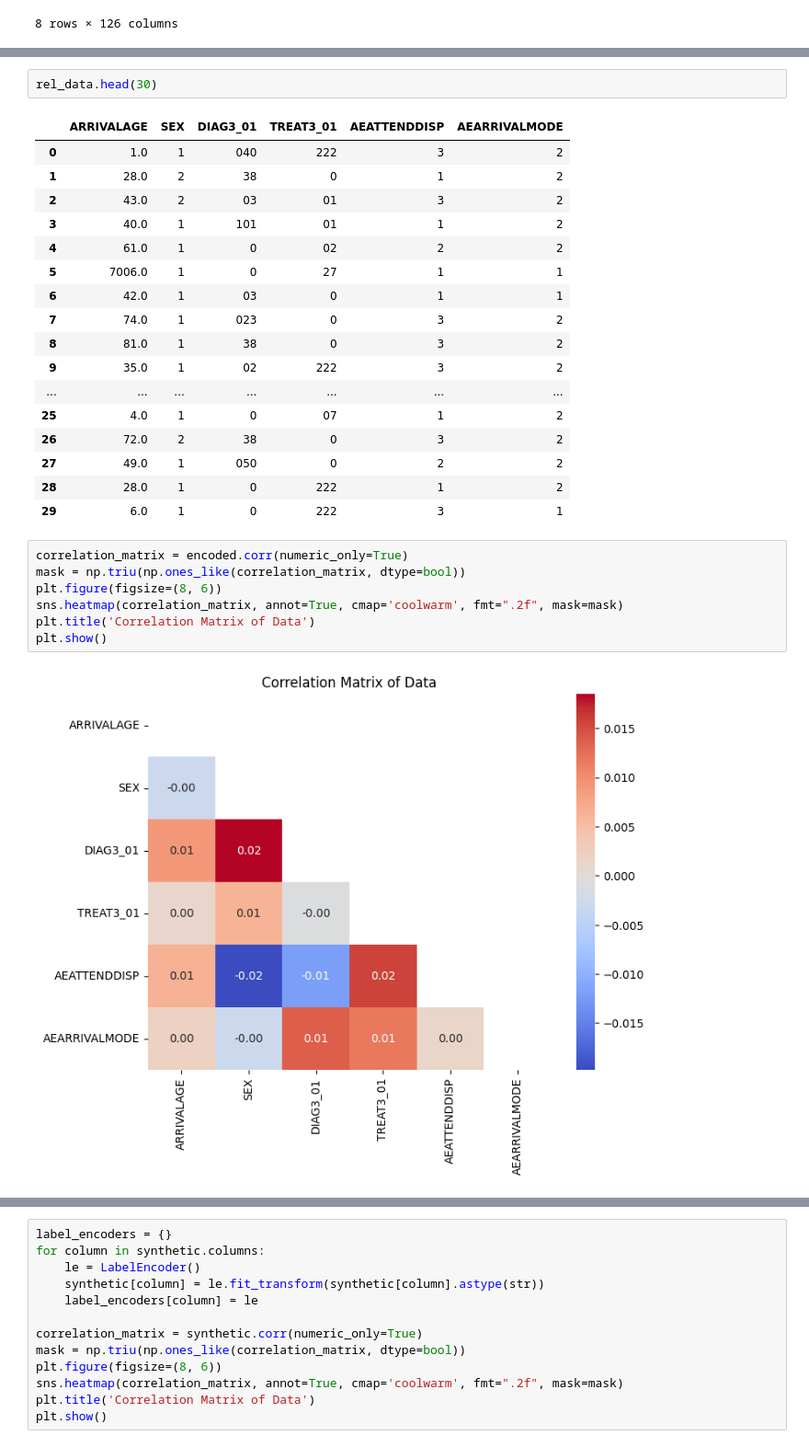
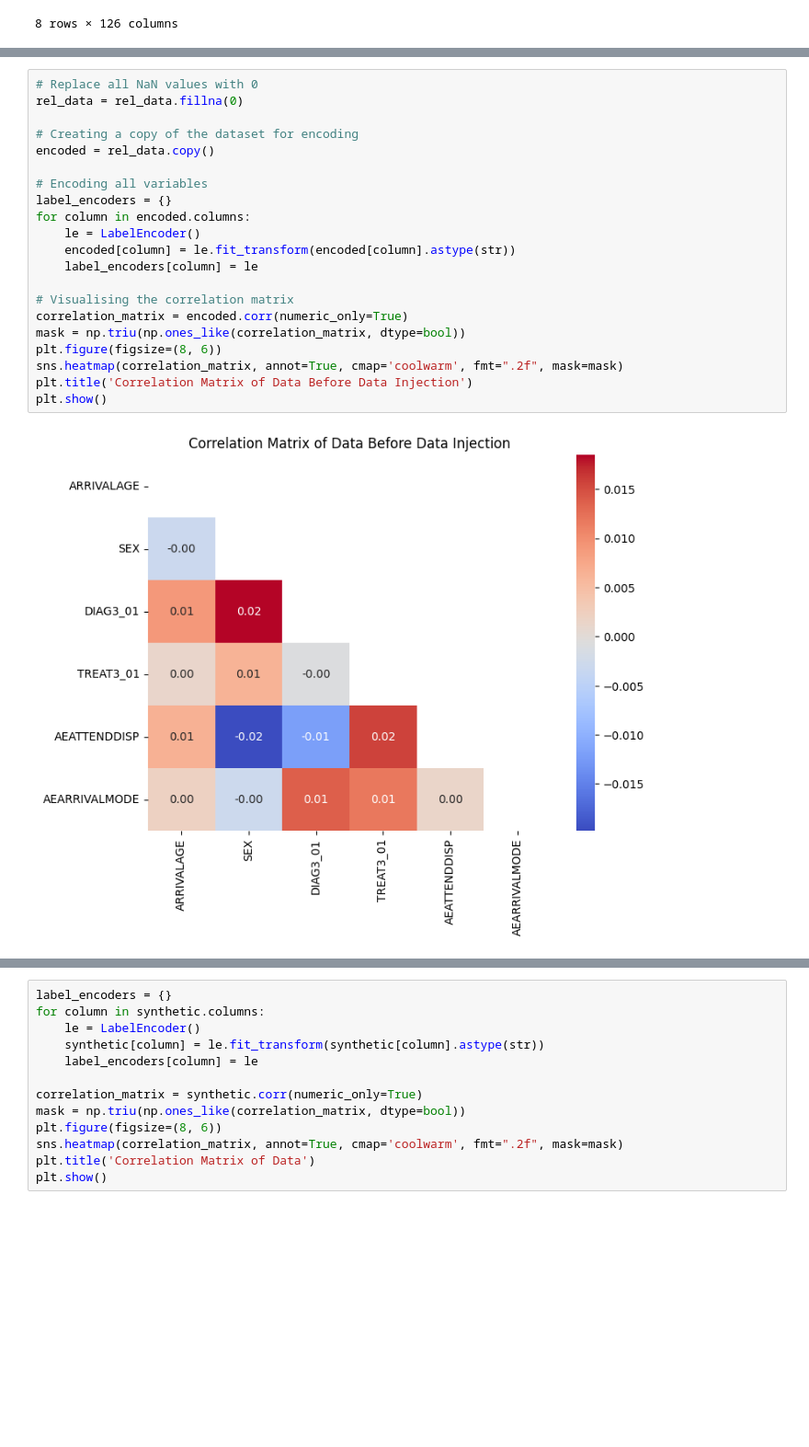
Before and after one commit to AshAninze/synthetic-data-rough-note, a Jupyter notebook: scripts/testdata.ipynb, the cells around one changed output, grey strips where cells are left out. Shown at 92% size. Cells and saved outputs as stored; diff of their text form; blank space fills up the shorter version.

```diff
--- a/scripts/testdata.ipynb
+++ b/scripts/testdata.ipynb
@@ -66,29 +67,23 @@ encoded.head()
-# %%
-rel_data.head(30)
-# %% [output]
-|  | ARRIVALAGE | SEX | DIAG3_01 | TREAT3_01 | AEATTENDDISP | AEARRIVALMODE |
-| 0 | 1.0 | 1 | 040 | 222 | 3 | 2 |
-| 1 | 28.0 | 2 | 38 | 0 | 1 | 2 |
-| 2 | 43.0 | 2 | 03 | 01 | 3 | 2 |
-| 3 | 40.0 | 1 | 101 | 01 | 1 | 2 |
-| 4 | 61.0 | 1 | 0 | 02 | 2 | 2 |
-| 5 | 7006.0 | 1 | 0 | 27 | 1 | 1 |
-| 6 | 42.0 | 1 | 03 | 0 | 1 | 1 |
-| 7 | 74.0 | 1 | 023 | 0 | 3 | 2 |
-| 8 | 81.0 | 1 | 38 | 0 | 3 | 2 |
-| 9 | 35.0 | 1 | 02 | 222 | 3 | 2 |
-| ... | ... | ... | ... | ... | ... | ... |
-| 25 | 4.0 | 1 | 0 | 07 | 1 | 2 |
-| 26 | 72.0 | 2 | 38 | 0 | 3 | 2 |
-| 27 | 49.0 | 1 | 050 | 0 | 2 | 2 |
-| 28 | 28.0 | 1 | 0 | 222 | 1 | 2 |
-| 29 | 6.0 | 1 | 0 | 222 | 3 | 1 |
-# %%
-correlation_matrix = encoded.corr(numeric_only=True)
-mask = np.triu(np.ones_like(correlation_matrix, dtype=bool))
-plt.figure(figsize=(8, 6))
-sns.heatmap(correlation_matrix, annot=True, cmap='coolwarm', fmt=".2f", mask=mask)
-plt.title('Correlation Matrix of Data')
-plt.show()
-# %% [output]
-[figure, removed]
+# %%
+# Replace all NaN values with 0
+rel_data = rel_data.fillna(0)
+
+# Creating a copy of the dataset for encoding
+encoded = rel_data.copy()
+
+# Encoding all variables
+label_encoders = {}
+for column in encoded.columns:
+    le = LabelEncoder()
+    encoded[column] = le.fit_transform(encoded[column].astype(str))
+    label_encoders[column] = le
+
+# Visualising the correlation matrix
+correlation_matrix = encoded.corr(numeric_only=True)
+mask = np.triu(np.ones_like(correlation_matrix, dtype=bool))
+plt.figure(figsize=(8, 6))
+sns.heatmap(correlation_matrix, annot=True, cmap='coolwarm', fmt=".2f", mask=mask)
+plt.title('Correlation Matrix of Data Before Data Injection')
+plt.show()
+# %% [output]
+[figure, added]
```
Also changed, not shown: parts of 9 cells of this notebook, 2 other files.
